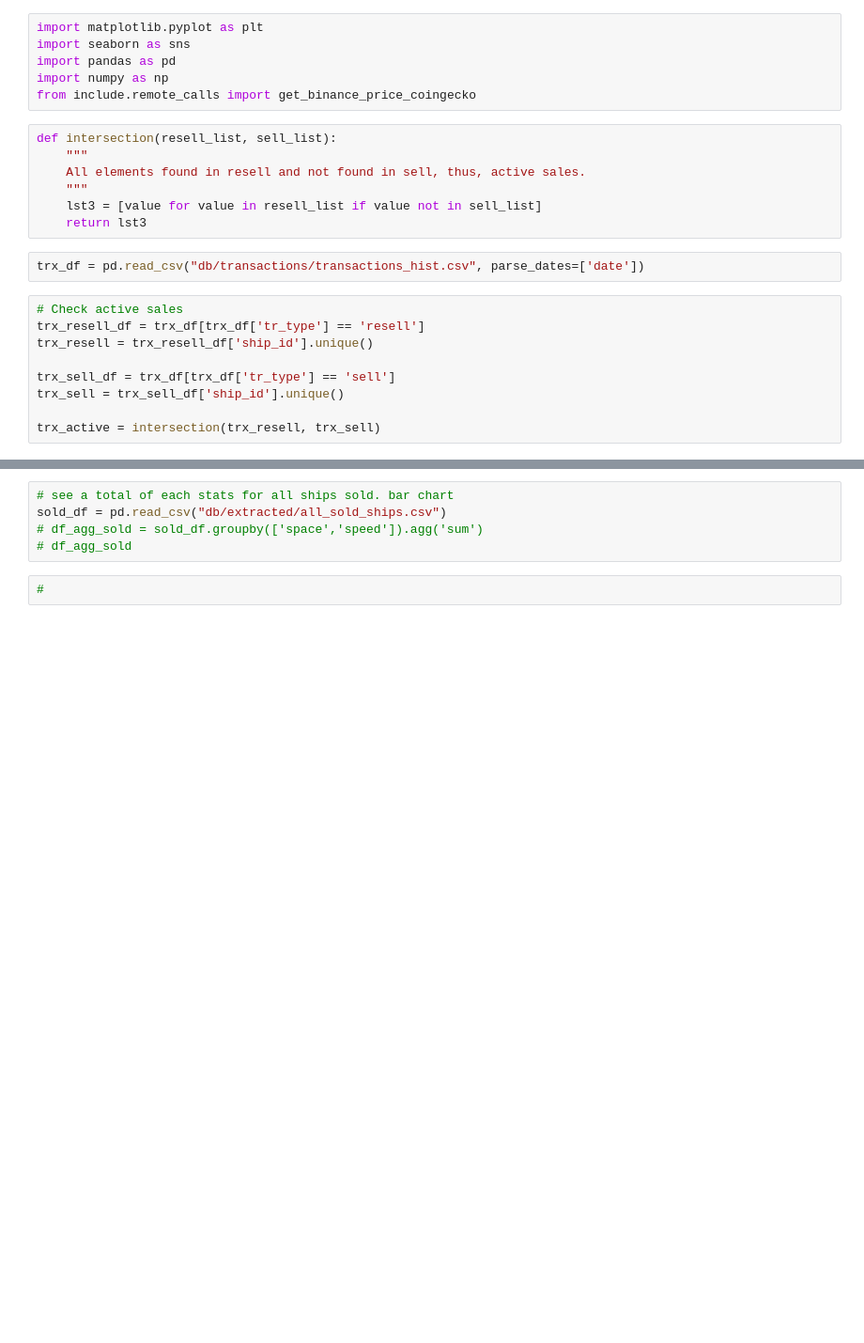
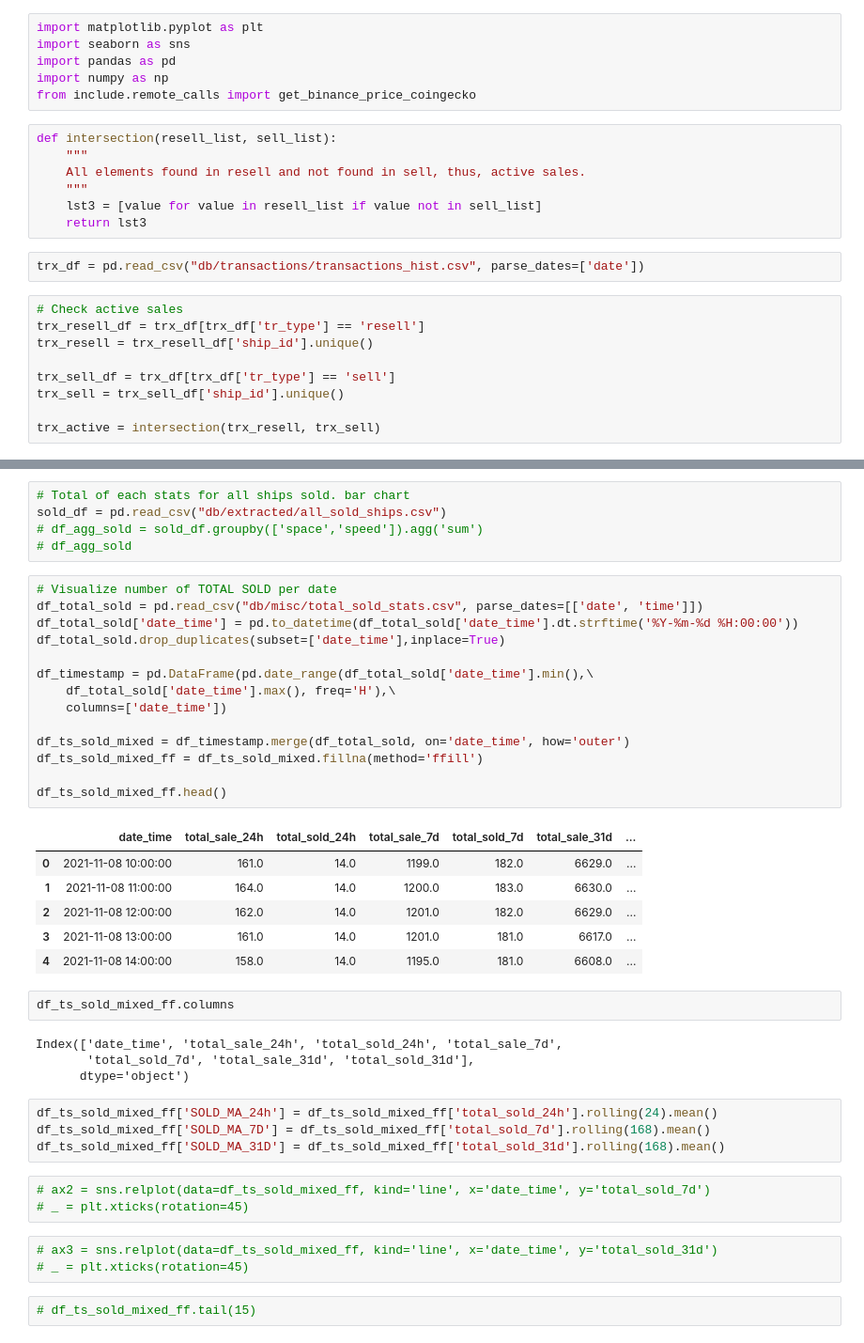
Before and after one commit to zzmez/cryptobay-bot, a Jupyter notebook: 81-reporting.ipynb, the cells around one changed output, grey strips where cells are left out. Shown at 94% size. Saved outputs shown, nothing was run; the diff lists cells and outputs as text; blank space fills up the shorter version.

```diff
--- a/81-reporting.ipynb
+++ b/81-reporting.ipynb
@@ -57,7 +61,44 @@ ships_active_df.merge(tr_hist_resale_df, on='ship_id')
 # %%
-# see a total of each stats for all ships sold. bar chart
+# Total of each stats for all ships sold. bar chart
 sold_df = pd.read_csv("db/extracted/all_sold_ships.csv")
 # df_agg_sold = sold_df.groupby(['space','speed']).agg('sum')
 # df_agg_sold
-# %%
-#
+# %%
+# Visualize number of TOTAL SOLD per date
+df_total_sold = pd.read_csv("db/misc/total_sold_stats.csv", parse_dates=[['date', 'time']])
+df_total_sold['date_time'] = pd.to_datetime(df_total_sold['date_time'].dt.strftime('%Y-%m-%d %H:00:00'))
+df_total_sold.drop_duplicates(subset=['date_time'],inplace=True)
+
+df_timestamp = pd.DataFrame(pd.date_range(df_total_sold['date_time'].min(),\
+    df_total_sold['date_time'].max(), freq='H'),\
+    columns=['date_time'])
+
+df_ts_sold_mixed = df_timestamp.merge(df_total_sold, on='date_time', how='outer')
+df_ts_sold_mixed_ff = df_ts_sold_mixed.fillna(method='ffill')
+
+df_ts_sold_mixed_ff.head()
+# %% [output]
+|  | date_time | total_sale_24h | total_sold_24h | total_sale_7d | total_sold_7d | total_sale_31d | ... |
+| 0 | 2021-11-08 10:00:00 | 161.0 | 14.0 | 1199.0 | 182.0 | 6629.0 | ... |
+| 1 | 2021-11-08 11:00:00 | 164.0 | 14.0 | 1200.0 | 183.0 | 6630.0 | ... |
+| 2 | 2021-11-08 12:00:00 | 162.0 | 14.0 | 1201.0 | 182.0 | 6629.0 | ... |
+| 3 | 2021-11-08 13:00:00 | 161.0 | 14.0 | 1201.0 | 181.0 | 6617.0 | ... |
+| 4 | 2021-11-08 14:00:00 | 158.0 | 14.0 | 1195.0 | 181.0 | 6608.0 | ... |
+# %%
+df_ts_sold_mixed_ff.columns
+# %% [output]
+Index(['date_time', 'total_sale_24h', 'total_sold_24h', 'total_sale_7d',
+       'total_sold_7d', 'total_sale_31d', 'total_sold_31d'],
+      dtype='object')
+# %%
+df_ts_sold_mixed_ff['SOLD_MA_24h'] = df_ts_sold_mixed_ff['total_sold_24h'].rolling(24).mean()
+df_ts_sold_mixed_ff['SOLD_MA_7D'] = df_ts_sold_mixed_ff['total_sold_7d'].rolling(168).mean()
+df_ts_sold_mixed_ff['SOLD_MA_31D'] = df_ts_sold_mixed_ff['total_sold_31d'].rolling(168).mean()
+# %%
+# ax2 = sns.relplot(data=df_ts_sold_mixed_ff, kind='line', x='date_time', y='total_sold_7d')
+# _ = plt.xticks(rotation=45)
+# %%
+# ax3 = sns.relplot(data=df_ts_sold_mixed_ff, kind='line', x='date_time', y='total_sold_31d')
+# _ = plt.xticks(rotation=45)
+# %%
+# df_ts_sold_mixed_ff.tail(15)
```
Also changed, not shown: parts of 4 cells of this notebook, 9 other files.
